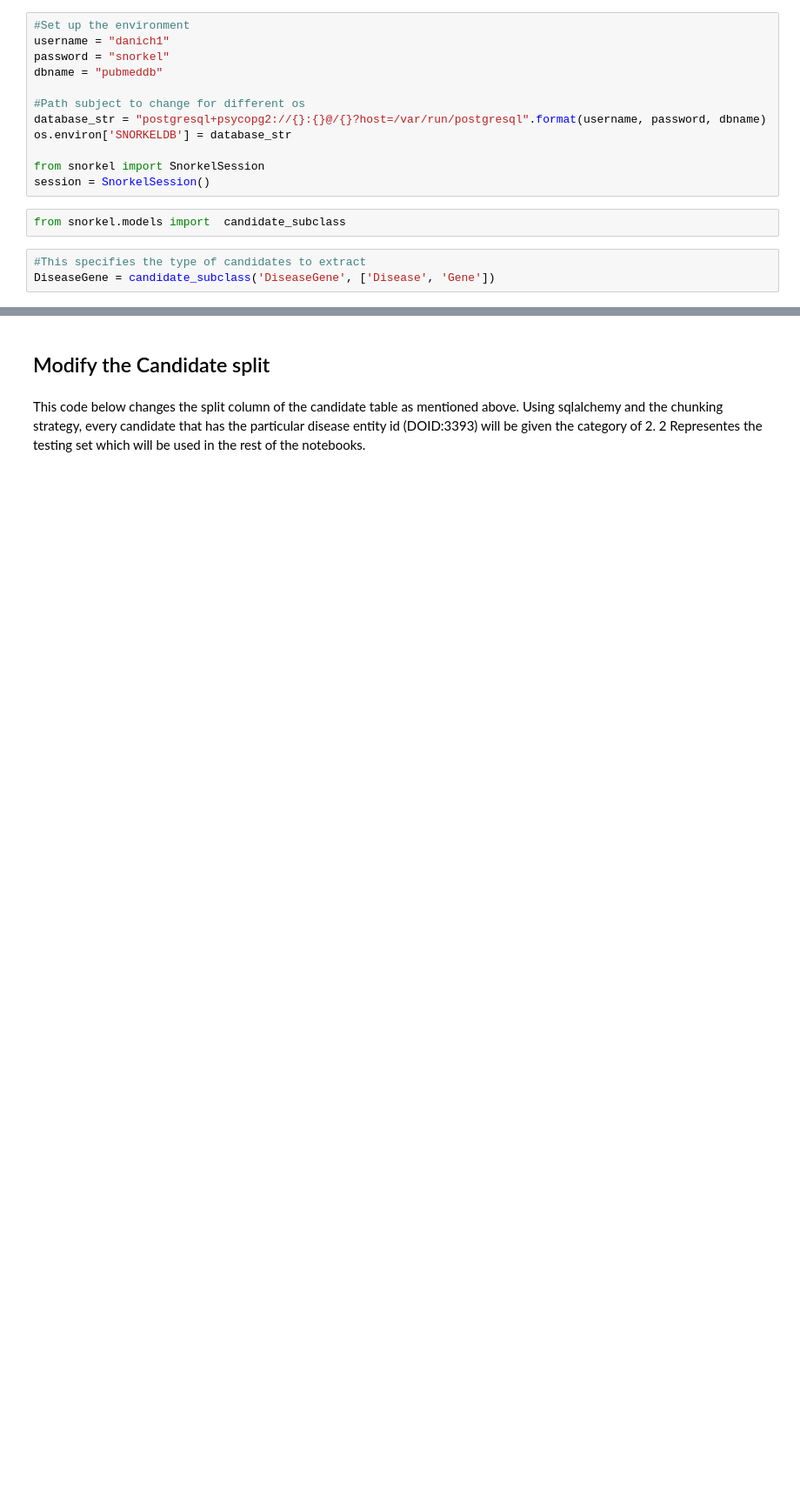
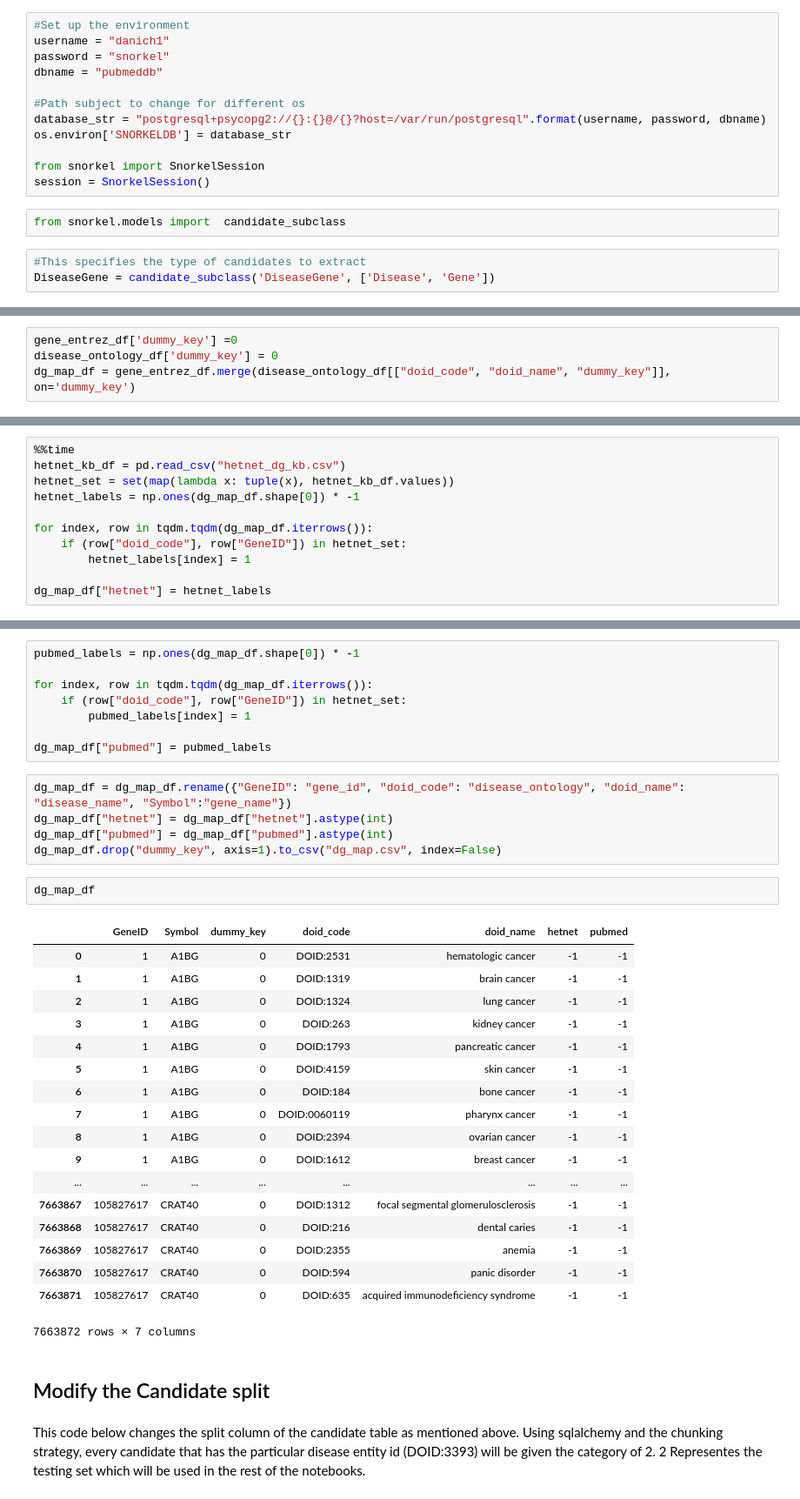
Before and after one commit to greenelab/snorkeling, a Jupyter notebook: All_Relationships/1a.stratify-candidates.ipynb, the cells around one changed output, grey strips where cells are left out. Shown at 87% size. Cells and saved outputs as stored; diff of their text form; blank space fills up the shorter version.

```diff
--- a/All_Relationships/1a.stratify-candidates.ipynb
+++ b/All_Relationships/1a.stratify-candidates.ipynb
@@ -34,0 +45,4 @@ DiseaseGene = candidate_subclass('DiseaseGene', ['Disease', 'Gene'])
+# %%
+gene_entrez_df['dummy_key'] =0
+disease_ontology_df['dummy_key'] = 0
+dg_map_df = gene_entrez_df.merge(disease_ontology_df[["doid_code", "doid_name", "dummy_key"]], on='dummy_key')
@@ -34,0 +51,11 @@ DiseaseGene = candidate_subclass('DiseaseGene', ['Disease', 'Gene'])
+# %%
+%%time
+hetnet_kb_df = pd.read_csv("hetnet_dg_kb.csv")
+hetnet_set = set(map(lambda x: tuple(x), hetnet_kb_df.values))
+hetnet_labels = np.ones(dg_map_df.shape[0]) * -1
+
+for index, row in tqdm.tqdm(dg_map_df.iterrows()):
+    if (row["doid_code"], row["GeneID"]) in hetnet_set:
+        hetnet_labels[index] = 1
+
+dg_map_df["hetnet"] = hetnet_labels
@@ -35,3 +87,37 @@ DiseaseGene = candidate_subclass('DiseaseGene', ['Disease', 'Gene'])
+# %%
+pubmed_labels = np.ones(dg_map_df.shape[0]) * -1
+
+for index, row in tqdm.tqdm(dg_map_df.iterrows()):
+    if (row["doid_code"], row["GeneID"]) in hetnet_set:
+        pubmed_labels[index] = 1
+
+dg_map_df["pubmed"] = pubmed_labels
+# %%
+dg_map_df = dg_map_df.rename({"GeneID": "gene_id", "doid_code": "disease_ontology", "doid_name": "disease_name", "Symbol":"gene_name"})
+dg_map_df["hetnet"] = dg_map_df["hetnet"].astype(int)
+dg_map_df["pubmed"] = dg_map_df["pubmed"].astype(int)
+dg_map_df.drop("dummy_key", axis=1).to_csv("dg_map.csv", index=False)
+# %%
+dg_map_df
+# %% [output]
+|  | GeneID | Symbol | dummy_key | doid_code | doid_name | hetnet | pubmed |
+| 0 | 1 | A1BG | 0 | DOID:2531 | hematologic cancer | -1 | -1 |
+| 1 | 1 | A1BG | 0 | DOID:1319 | brain cancer | -1 | -1 |
+| 2 | 1 | A1BG | 0 | DOID:1324 | lung cancer | -1 | -1 |
+| 3 | 1 | A1BG | 0 | DOID:263 | kidney cancer | -1 | -1 |
+| 4 | 1 | A1BG | 0 | DOID:1793 | pancreatic cancer | -1 | -1 |
+| 5 | 1 | A1BG | 0 | DOID:4159 | skin cancer | -1 | -1 |
+| 6 | 1 | A1BG | 0 | DOID:184 | bone cancer | -1 | -1 |
+| 7 | 1 | A1BG | 0 | DOID:0060119 | pharynx cancer | -1 | -1 |
+| 8 | 1 | A1BG | 0 | DOID:2394 | ovarian cancer | -1 | -1 |
+| 9 | 1 | A1BG | 0 | DOID:1612 | breast cancer | -1 | -1 |
+| ... | ... | ... | ... | ... | ... | ... | ... |
+| 7663867 | 105827617 | CRAT40 | 0 | DOID:1312 | focal segmental glomerulosclerosis | -1 | -1 |
+| 7663868 | 105827617 | CRAT40 | 0 | DOID:216 | dental caries | -1 | -1 |
+| 7663869 | 105827617 | CRAT40 | 0 | DOID:2355 | anemia | -1 | -1 |
+| 7663870 | 105827617 | CRAT40 | 0 | DOID:594 | panic disorder | -1 | -1 |
+| 7663871 | 105827617 | CRAT40 | 0 | DOID:635 | acquired immunodeficiency syndrome | -1 | -1 |
+7663872 rows × 7 columns
 # %% [markdown]
 ## Modify the Candidate split
 # %% [markdown]
```
Also changed, not shown: parts of 8 cells of this notebook.
